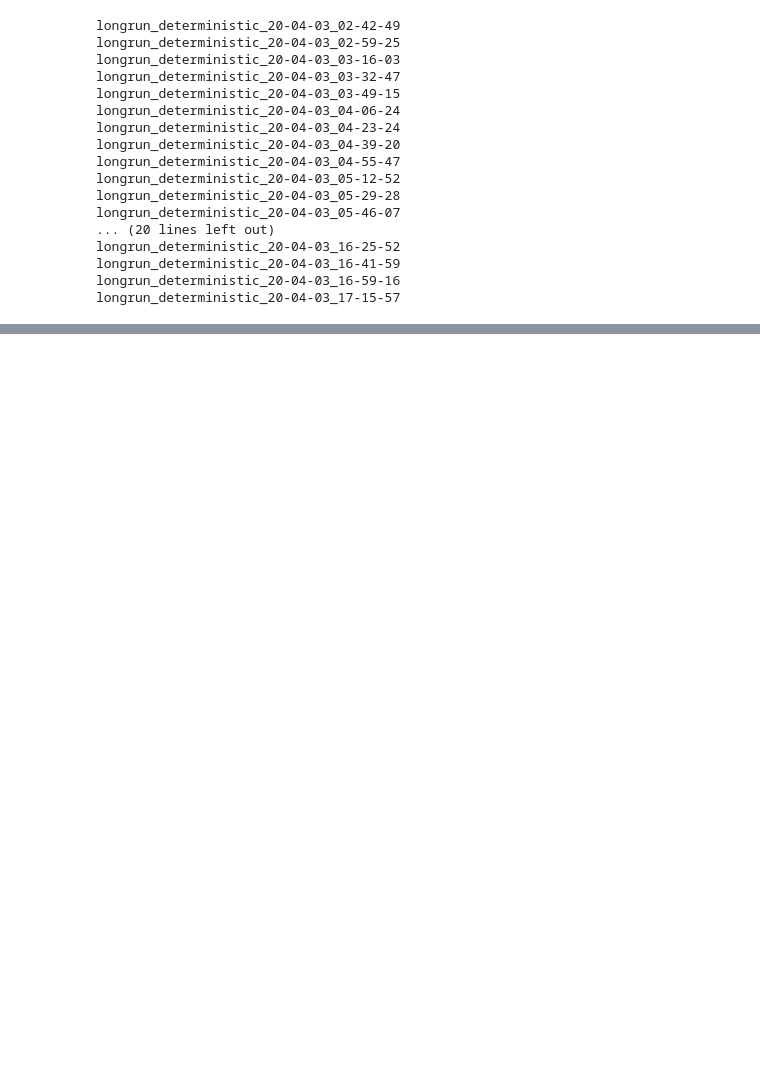
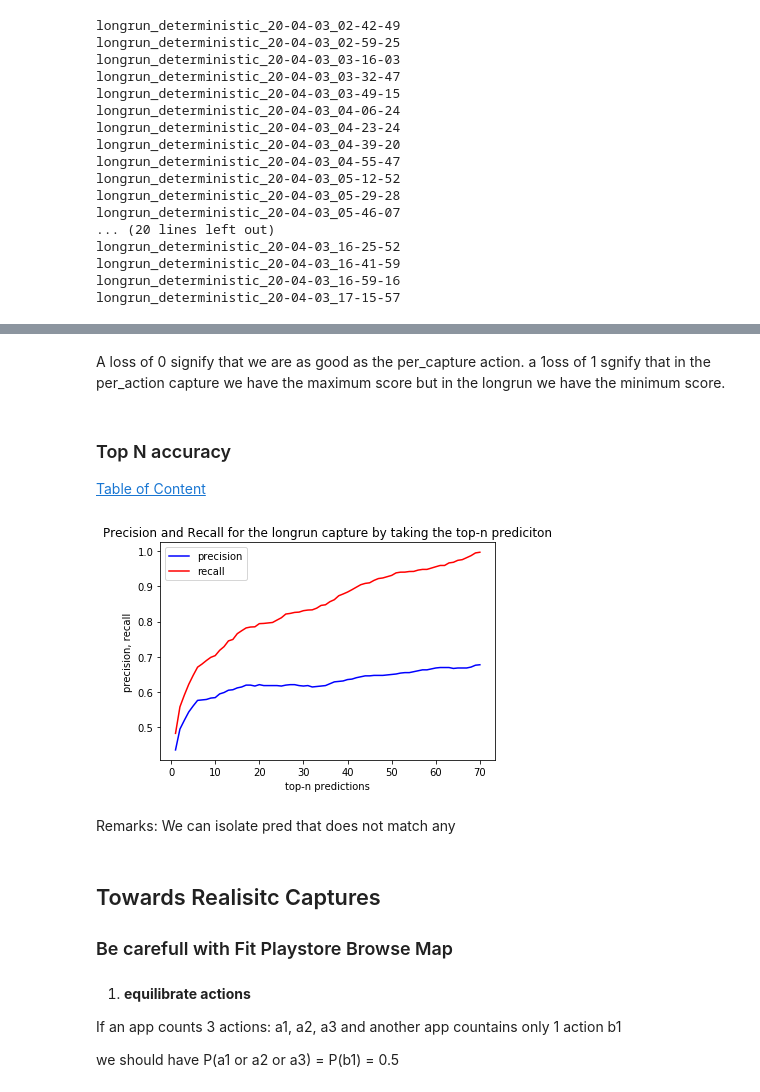
Before and after one commit to alex35469/Traffic-Analysis-on-wearables, a Jupyter notebook: Classification/Longrun identification.ipynb, the cells around one changed output, grey strips where cells are left out. Saved outputs shown, nothing was run; the diff lists cells and outputs as text; code cells hidden in the pictures; blank space fills up the shorter version.

```diff
--- a/Classification/Longrun identification.ipynb
+++ b/Classification/Longrun identification.ipynb
@@ -832,16 +839,16 @@ for each 5
 # %%
 # longrunCaptFile = "./data/huawei/longrun/deterministic-15min/longrun_deterministic_20-04-03_02-42-49.csv"
 # gt_f = "./data/huawei/longrun/deterministic-15min/ground-truth/longrun_deterministic_20-04-03_02-42-49.log"
-
-correct = False
+"longrun_deterministic_20-04-03_02-42-49"
+correct = True
 
 if not correct:
 
-    longrunCaptFile = "./data/huawei/longrun/deterministic-15min/longrun_deterministic_20-04-03_02-59-25.csv"
-    gt_f = "./data/huawei/longrun/deterministic-15min/ground-truth/longrun_deterministic_20-04-03_02-59-25.log"
+    longrunCaptFile = "./data/huawei/longrun/deterministic-15min-1/longrun_deterministic_20-04-03_02-59-25.csv"
+    gt_f = "./data/huawei/longrun/deterministic-15min-1/ground-truth/longrun_deterministic_20-04-03_02-59-25.log"
 else:
-    longrunCaptFile = "./data/huawei/longrun/deterministic-15min/longrun_deterministic_20-04-03_02-42-49.csv"
-    gt_f = "./data/huawei/longrun/deterministic-15min/ground-truth/longrun_deterministic_20-04-03_02-42-49.log"
+    longrunCaptFile = "./data/huawei/longrun/deterministic-15min-1/longrun_deterministic_20-04-03_02-42-49.csv"
+    gt_f = "./data/huawei/longrun/deterministic-15min-1/ground-truth/longrun_deterministic_20-04-03_02-42-49.log"
 
 
 
@@ -1362,0 +1428,8 @@ precision
+# %%
+# Choose the data to be included in the model
+DATA_PATH = ["data/huawei/Endomondo-1/", "data/huawei/force-stop/", "data/huawei/DiabetesM-2/",
+             "data/huawei/DiabetesM-3/", "data/huawei/DiabetesM-4/",
+             "data/huawei/FoursquareCityGuide-1/", "data/huawei/HealthyRecipes-1/",
+             "data/huawei/Lifesum-1/", "data/huawei/Playstore-1/", "data/huawei/open-6/"]
+
+y_true, y_pred = evaluate(DATA_PATH, RETURN_PRED=True)
@@ -1362,0 +1446,3 @@ precision
+# %%
+all_actions = np.array(list(all_actions))
+precision , recall, f1_score, t = precision_recall_fscore_support(y_true, y_pred, labels = all_actions)
@@ -1362,0 +1541,5 @@ precision
+# %% [markdown]
+A loss of 0 signify that we are as good as the per_capture action. a 1oss of 1 sgnify that in the per_action capture we have the maximum score but in the longrun we have the minimum score.
+# %% [markdown]
+### Top N accuracy
+[Table of Content](#tc)
@@ -1362,0 +1575,31 @@ precision
+# %%
+fig, ax = plt.subplots()
+title = "Precision and Recall for the longrun capture by taking the top-n prediciton"
+x_label = "top-n predictions"
+y_label = "precision, recall"
+dpi = 200
+fname = title.replace(" ", "_")
+y_lim = None
+ax.plot(ns, precisions, '-b', label='precision')
+ax.plot(ns, recalls, '-r', label='recall')
+plt.title(title)
+ax.set_xlabel(x_label)
+ax.set_ylabel(y_label)
+if y_lim is not None:
+    plt.ylim(y_lim[0], y_lim[1])
+leg = ax.legend()
+plt.savefig("./plots/"+fname, dpi=dpi)
+# %% [output]
+[figure, added]
+# %% [markdown]
+Remarks: We can isolate pred that does not match any
+# %% [markdown]
+## Towards Realisitc Captures
+
+### Be carefull with Fit Playstore Browse Map
+# %% [markdown]
+1. **equilibrate actions**
+
+If an app counts 3 actions: a1, a2, a3 and another app countains only 1 action b1
+
+we should have P(a1 or a2 or a3) = P(b1) = 0.5
```
Also changed, not shown: parts of 78 cells of this notebook.
